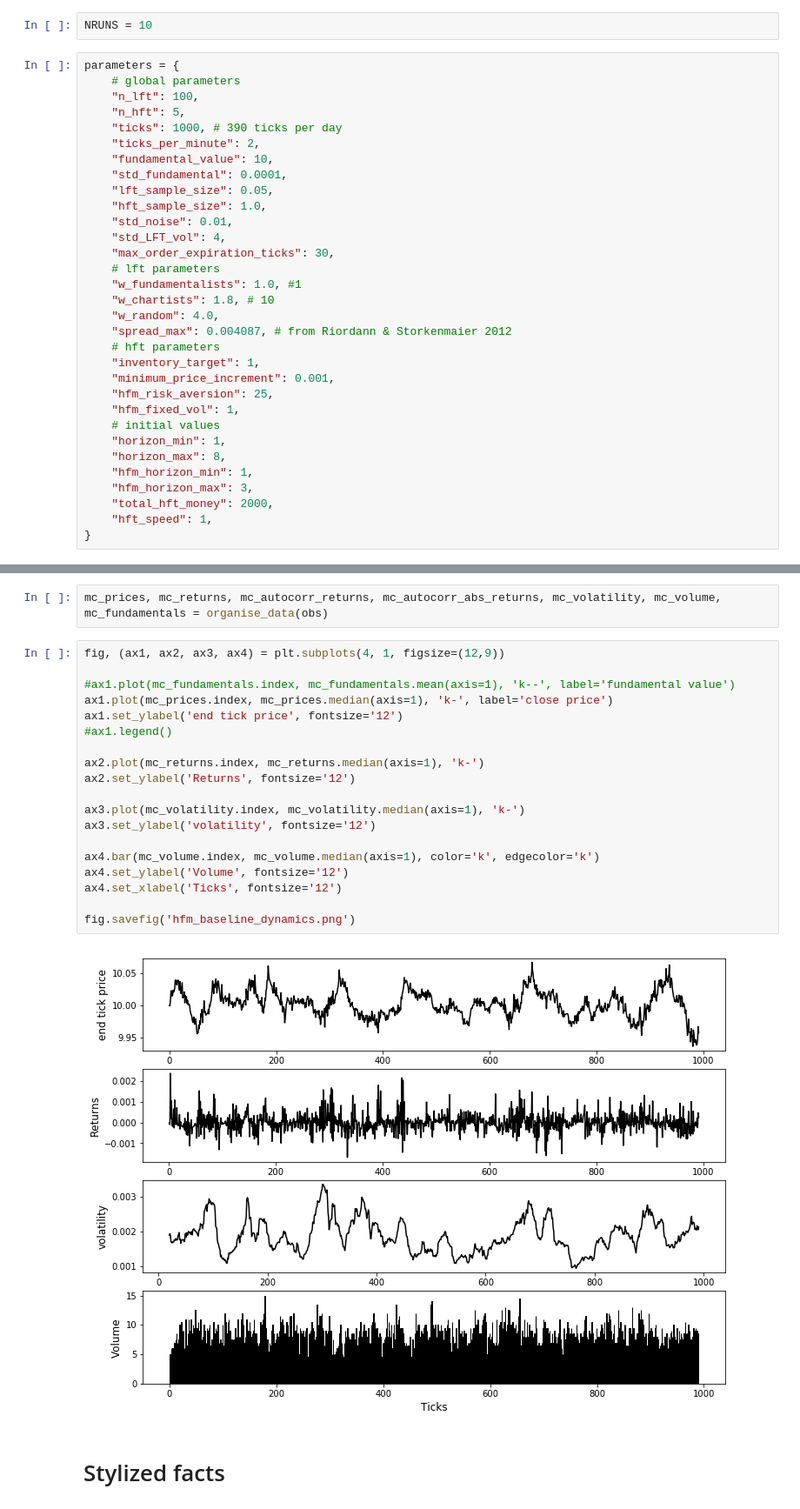
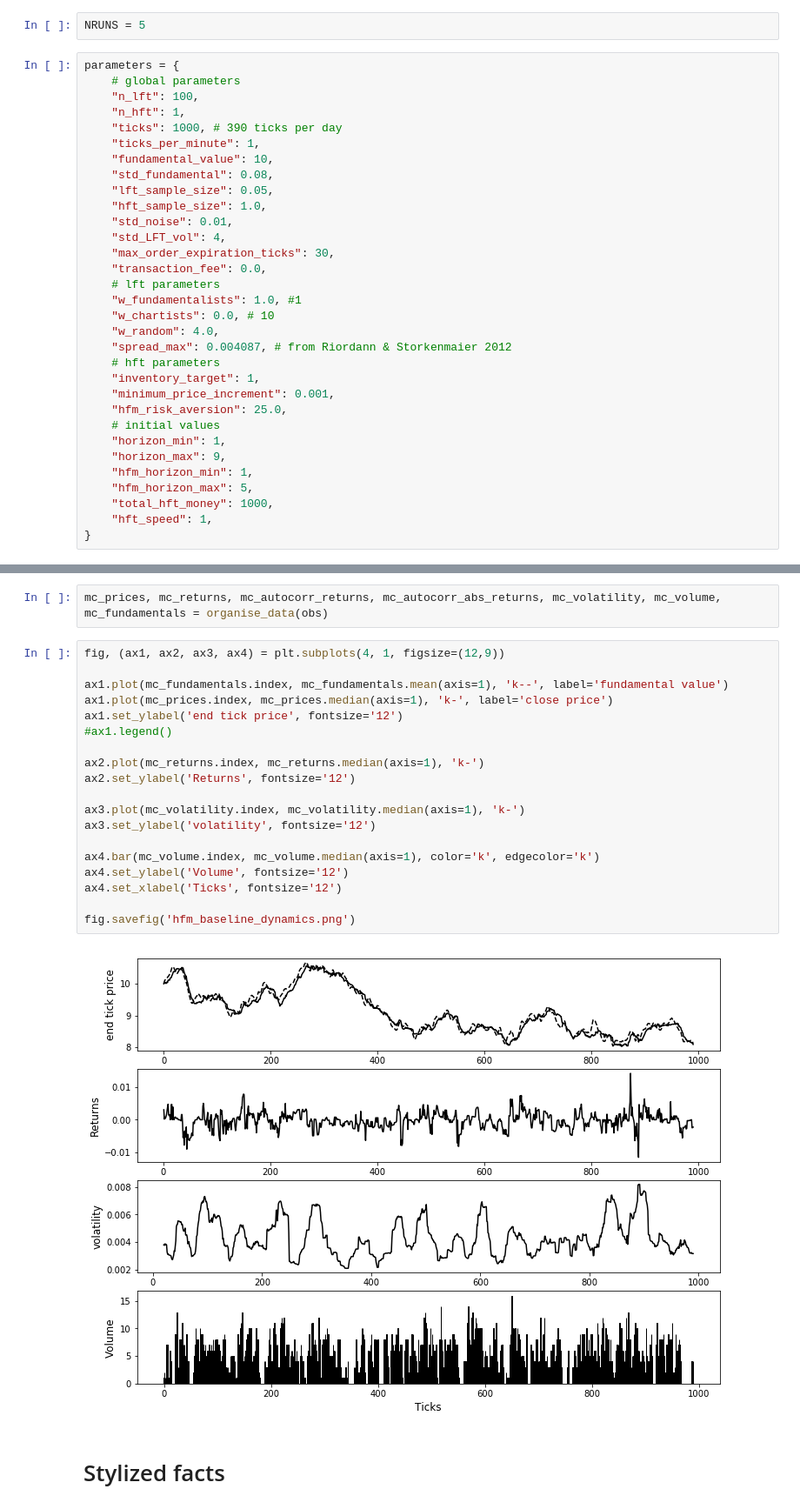
Before and after one commit to joerischasfoort/hfm-abm, a Jupyter notebook: Baseline.ipynb, the cells around one changed output, grey strips where cells are left out. Shown at 87% size. Saved outputs shown, nothing was run; the diff lists cells and outputs as text.

```diff
--- a/Baseline.ipynb
+++ b/Baseline.ipynb
@@ -17,37 +17,37 @@ Simulate the baseline model dynamics to produce data on:
 5. HFT Sharpe ratio
 6. Percentage trades by HFT
 # %%
-NRUNS = 10
+NRUNS = 5
 # %%
 parameters = {
     # global parameters
     "n_lft": 100,
-    "n_hft": 5,
+    "n_hft": 1,
     "ticks": 1000, # 390 ticks per day
-    "ticks_per_minute": 2,
+    "ticks_per_minute": 1,
     "fundamental_value": 10,
-    "std_fundamental": 0.0001,
+    "std_fundamental": 0.08,
     "lft_sample_size": 0.05,
     "hft_sample_size": 1.0,
     "std_noise": 0.01,
     "std_LFT_vol": 4,
     "max_order_expiration_ticks": 30,
+    "transaction_fee": 0.0,
     # lft parameters
     "w_fundamentalists": 1.0, #1
-    "w_chartists": 1.8, # 10
+    "w_chartists": 0.0, # 10
     "w_random": 4.0,
     "spread_max": 0.004087, # from Riordann & Storkenmaier 2012
     # hft parameters
     "inventory_target": 1,
     "minimum_price_increment": 0.001,
-    "hfm_risk_aversion": 25,
-    "hfm_fixed_vol": 1,
+    "hfm_risk_aversion": 25.0,
     # initial values
     "horizon_min": 1,
-    "horizon_max": 8,
+    "horizon_max": 9,
     "hfm_horizon_min": 1,
-    "hfm_horizon_max": 3,
-    "total_hft_money": 2000,
+    "hfm_horizon_max": 5,
+    "total_hft_money": 1000,
     "hft_speed": 1,
 }
 # %% [markdown]
@@ -126,24 +129,24 @@ mc_prices, mc_returns, mc_autocorr_returns, mc_autocorr_abs_returns, mc_volatili
 # %%
 fig, (ax1, ax2, ax3, ax4) = plt.subplots(4, 1, figsize=(12,9))
 
-#ax1.plot(mc_fundamentals.index, mc_fundamentals.mean(axis=1), 'k--', label='fundamental value')
+ax1.plot(mc_fundamentals.index, mc_fundamentals.mean(axis=1), 'k--', label='fundamental value')
 ax1.plot(mc_prices.index, mc_prices.median(axis=1), 'k-', label='close price')
 ax1.set_ylabel('end tick price', fontsize='12')
 #ax1.legend()
 
 ax2.plot(mc_returns.index, mc_returns.median(axis=1), 'k-')
 ax2.set_ylabel('Returns', fontsize='12')
 
 ax3.plot(mc_volatility.index, mc_volatility.median(axis=1), 'k-')
 ax3.set_ylabel('volatility', fontsize='12')
 
 ax4.bar(mc_volume.index, mc_volume.median(axis=1), color='k', edgecolor='k')
 ax4.set_ylabel('Volume', fontsize='12')
 ax4.set_xlabel('Ticks', fontsize='12')
 
 fig.savefig('hfm_baseline_dynamics.png')
 # %% [output]
-[figure, old version]
+[figure, new version]
 # %% [markdown]
 # Stylized facts
 # %%
```
Also changed, not shown: parts of 6 cells of this notebook, 2 other files.
